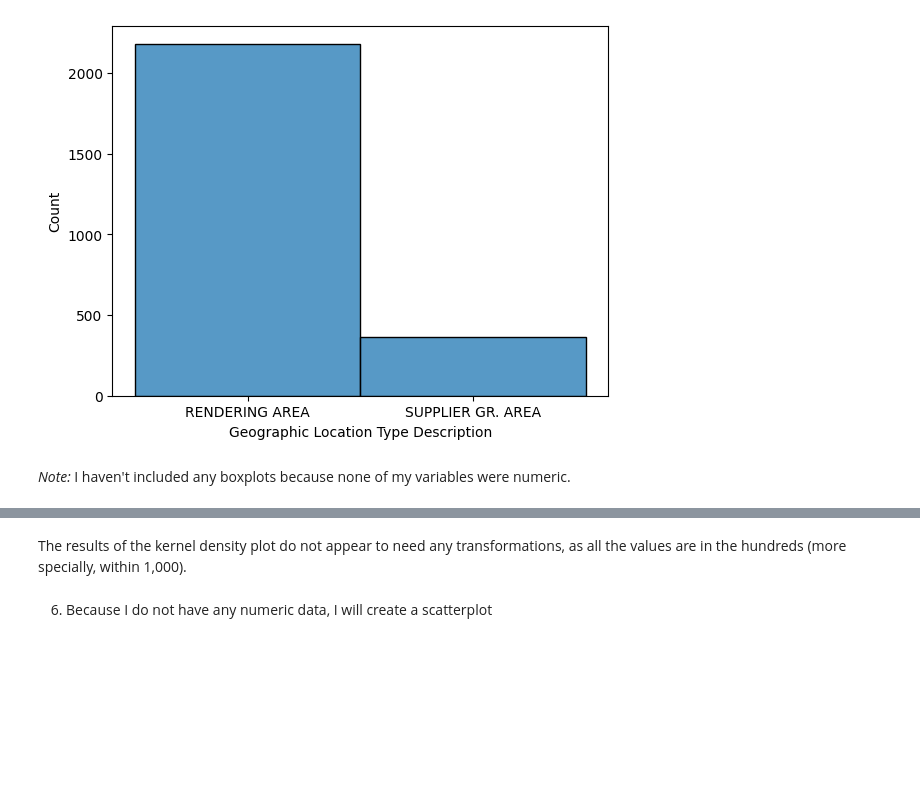
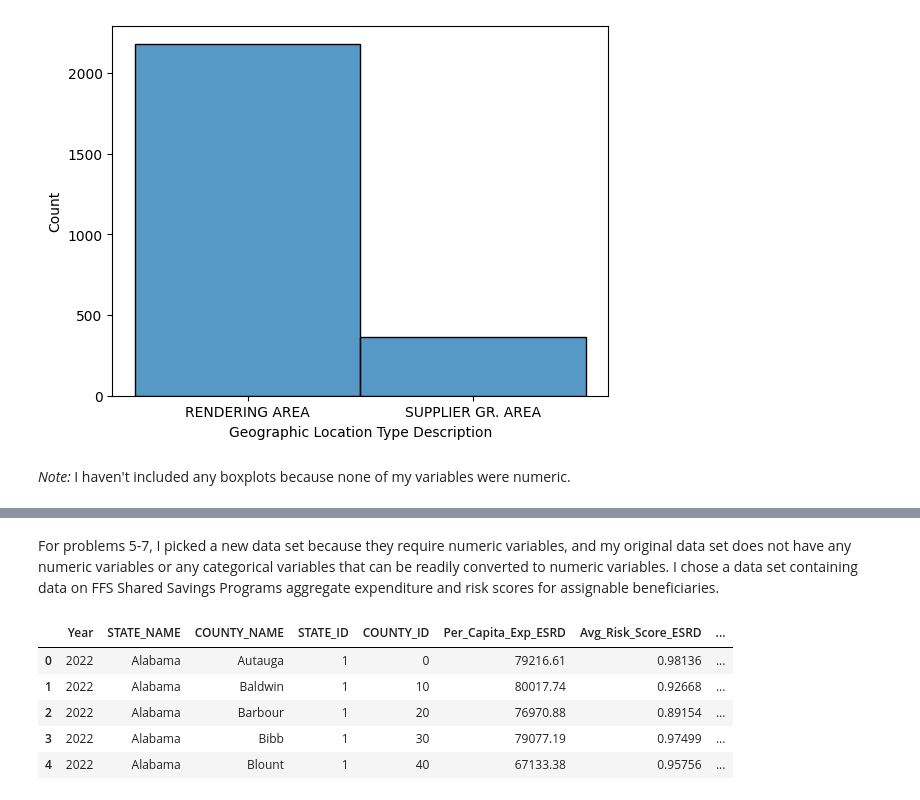
Before and after one commit to kelseymatsik/visualization, a Jupyter notebook: assignment/assignment.ipynb, the cells around one changed output, grey strips where cells are left out. Drawn from its saved outputs; the diff is of its cells as text; code cells hidden in the pictures; blank space fills up the shorter version.

```diff
--- a/assignment/assignment.ipynb
+++ b/assignment/assignment.ipynb
@@ -371,4 +362,12 @@ sns.kdeplot(data=state_counts_df, x=state_counts.values)
-# %% [markdown]
-The results of the kernel density plot do not appear to need any transformations, as all the values are in the hundreds (more specially, within 1,000).
-# %% [markdown]
-6. Because I do not have any numeric data, I will create a scatterplot
+# %% [markdown]
+For problems 5-7, I picked a new data set because they require numeric variables, and my original data set does not have any numeric variables or any categorical variables that can be readily converted to numeric variables. I chose a data set containing data on FFS Shared Savings Programs aggregate expenditure and risk scores for assignable beneficiaries.
+# %%
+df2 = pd.read_csv("./DS3001/County_level_Aggregate_Expenditure_and_Risk_Score_Data_on_Assignable_Beneficiaries_2022.csv")
+df2.head()
+# %% [output]
+|  | Year | STATE_NAME | COUNTY_NAME | STATE_ID | COUNTY_ID | Per_Capita_Exp_ESRD | Avg_Risk_Score_ESRD | ... |
+| 0 | 2022 | Alabama | Autauga | 1 | 0 | 79216.61 | 0.98136 | ... |
+| 1 | 2022 | Alabama | Baldwin | 1 | 10 | 80017.74 | 0.92668 | ... |
+| 2 | 2022 | Alabama | Barbour | 1 | 20 | 76970.88 | 0.89154 | ... |
+| 3 | 2022 | Alabama | Bibb | 1 | 30 | 79077.19 | 0.97499 | ... |
+| 4 | 2022 | Alabama | Blount | 1 | 40 | 67133.38 | 0.95756 | ... |
```
Also changed, not shown: parts of 13 cells of this notebook.
